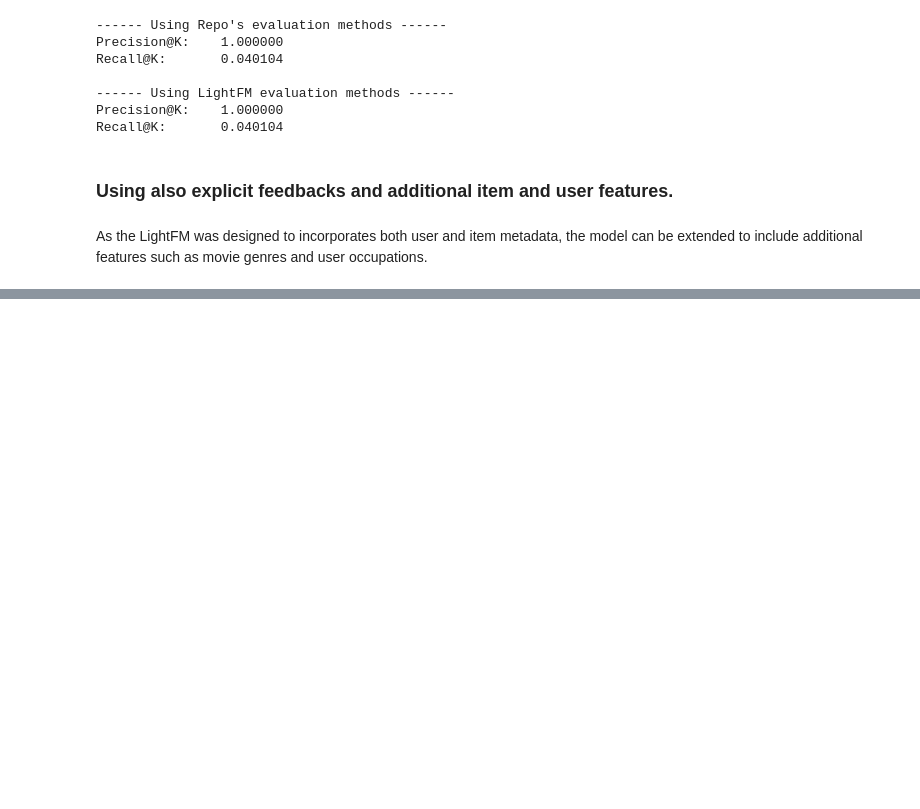
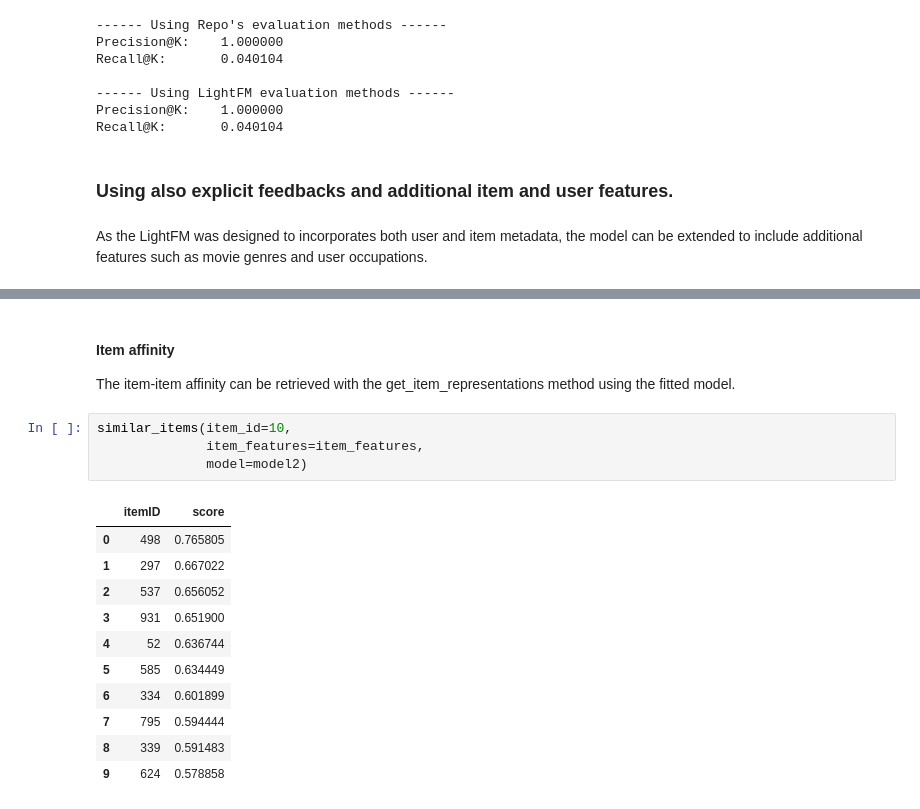
Before and after one commit to Ingernieros-del-IE/influence_marketing, a Jupyter notebook: lightfm.ipynb, the cells around one changed output, grey strips where cells are left out. Drawn from its saved outputs; the diff is of its cells as text; blank space fills up the shorter version.

```diff
--- a/lightfm.ipynb
+++ b/lightfm.ipynb
@@ -373,0 +685,20 @@ As the LightFM was designed to incorporates both user and item metadata, the mod
+# %% [markdown]
+#### Item affinity
+
+The item-item affinity can be retrieved with the get_item_representations method using the fitted model.
+# %%
+similar_items(item_id=10,
+              item_features=item_features,
+              model=model2)
+# %% [output]
+|  | itemID | score |
+| 0 | 498 | 0.765805 |
+| 1 | 297 | 0.667022 |
+| 2 | 537 | 0.656052 |
+| 3 | 931 | 0.651900 |
+| 4 | 52 | 0.636744 |
+| 5 | 585 | 0.634449 |
+| 6 | 334 | 0.601899 |
+| 7 | 795 | 0.594444 |
+| 8 | 339 | 0.591483 |
+| 9 | 624 | 0.578858 |
```
Also changed, not shown: parts of 41 cells of this notebook.
